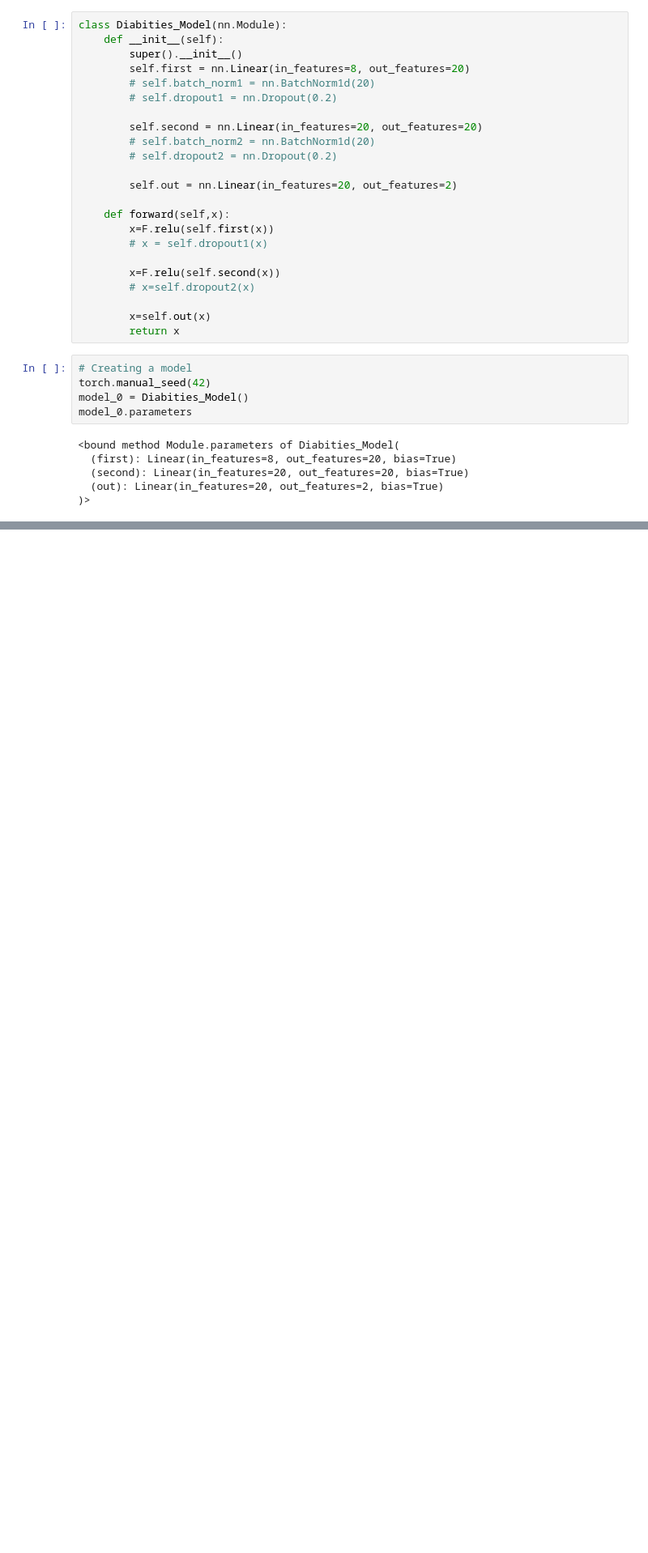
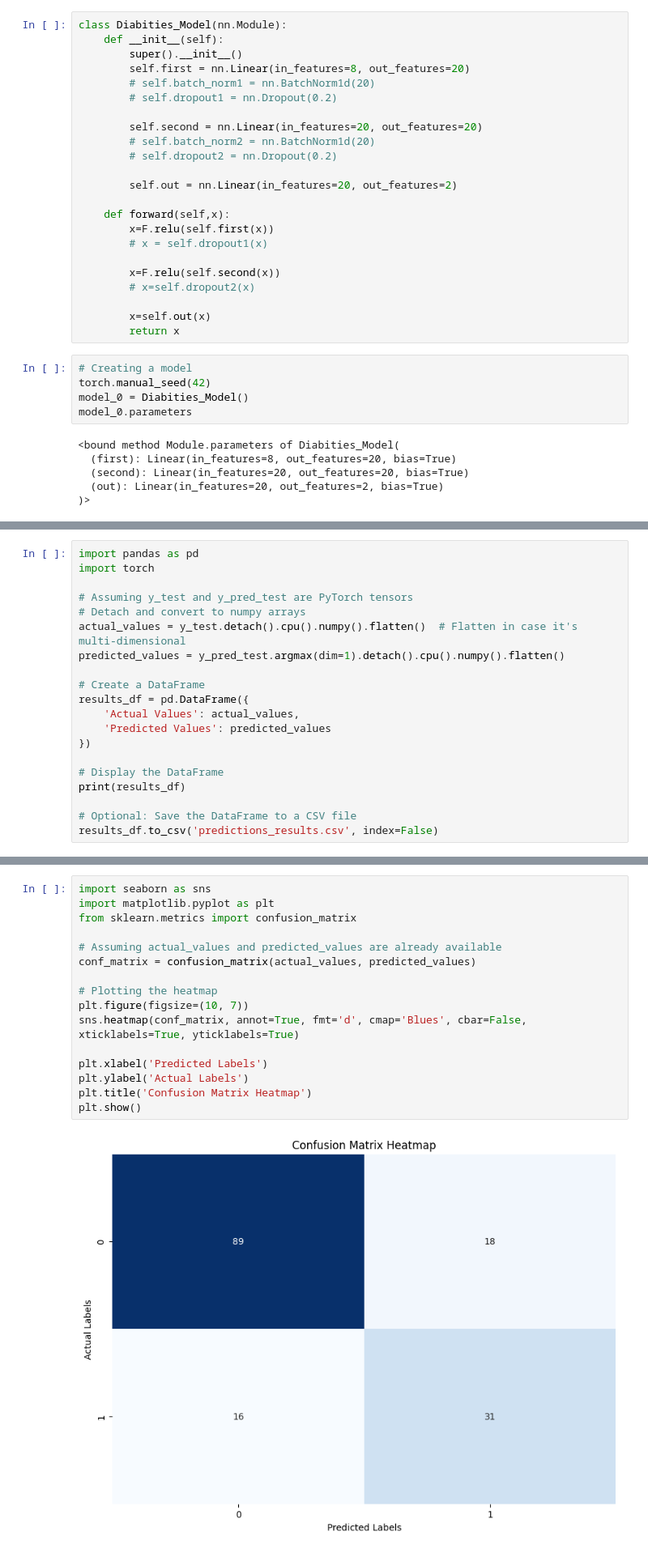
Before and after one commit to ADongol123/diabities_prediction_model, a Jupyter notebook: Diabities.ipynb, the cells around one changed output, grey strips where cells are left out. Shown at 81% size. Drawn from its saved outputs; the diff is of its cells as text; blank space fills up the shorter version.

```diff
--- a/Diabities.ipynb
+++ b/Diabities.ipynb
@@ -835,0 +843,20 @@ plt.show()
+# %%
+import pandas as pd
+import torch
+
+# Assuming y_test and y_pred_test are PyTorch tensors
+# Detach and convert to numpy arrays
+actual_values = y_test.detach().cpu().numpy().flatten()  # Flatten in case it's multi-dimensional
+predicted_values = y_pred_test.argmax(dim=1).detach().cpu().numpy().flatten()
+
+# Create a DataFrame
+results_df = pd.DataFrame({
+    'Actual Values': actual_values,
+    'Predicted Values': predicted_values
+})
+
+# Display the DataFrame
+print(results_df)
+
+# Optional: Save the DataFrame to a CSV file
+results_df.to_csv('predictions_results.csv', index=False)
@@ -835,0 +878,18 @@ plt.show()
+# %%
+import seaborn as sns
+import matplotlib.pyplot as plt
+from sklearn.metrics import confusion_matrix
+
+# Assuming actual_values and predicted_values are already available
+conf_matrix = confusion_matrix(actual_values, predicted_values)
+
+# Plotting the heatmap
+plt.figure(figsize=(10, 7))
+sns.heatmap(conf_matrix, annot=True, fmt='d', cmap='Blues', cbar=False, xticklabels=True, yticklabels=True)
+
+plt.xlabel('Predicted Labels')
+plt.ylabel('Actual Labels')
+plt.title('Confusion Matrix Heatmap')
+plt.show()
+# %% [output]
+[figure, added]
```
Also changed, not shown: parts of 5 cells of this notebook, 1 other file.
